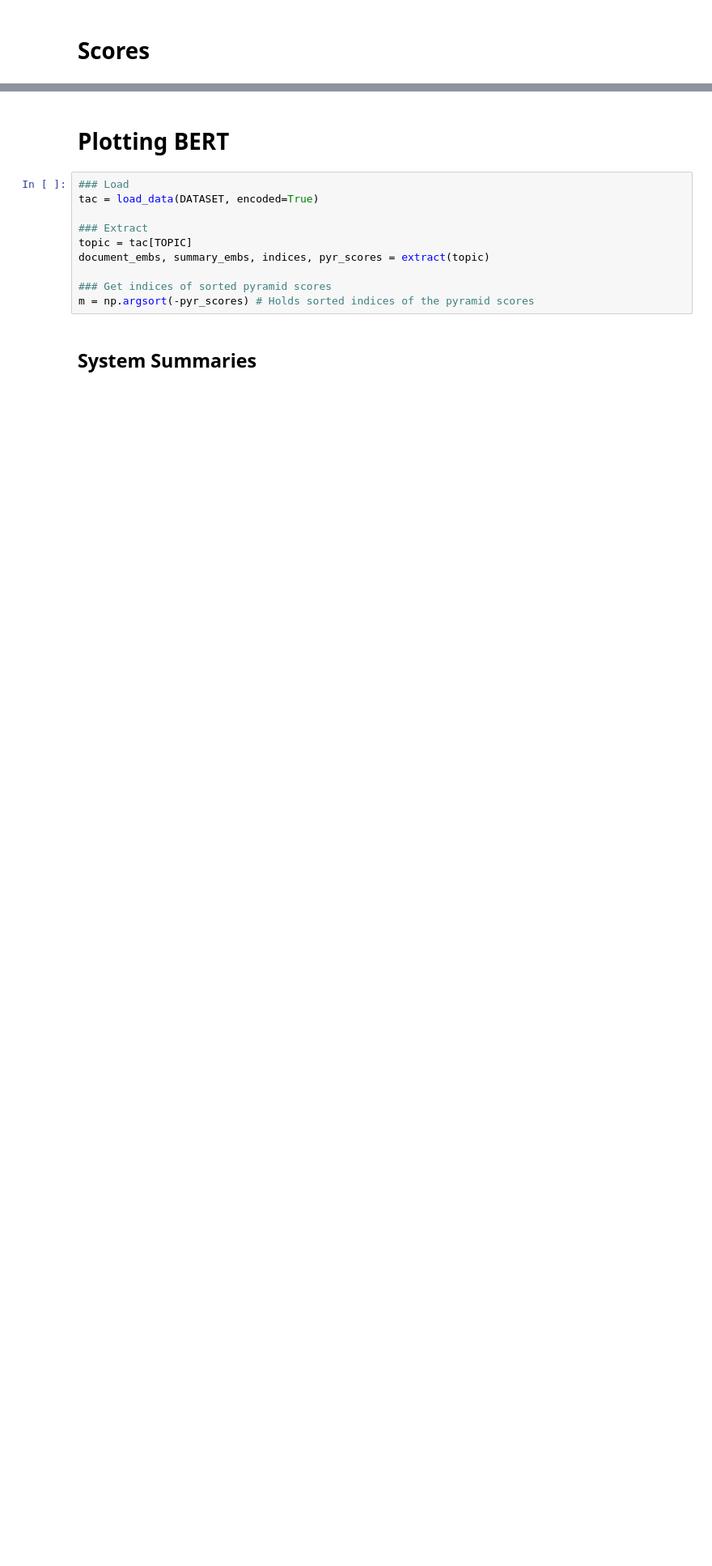
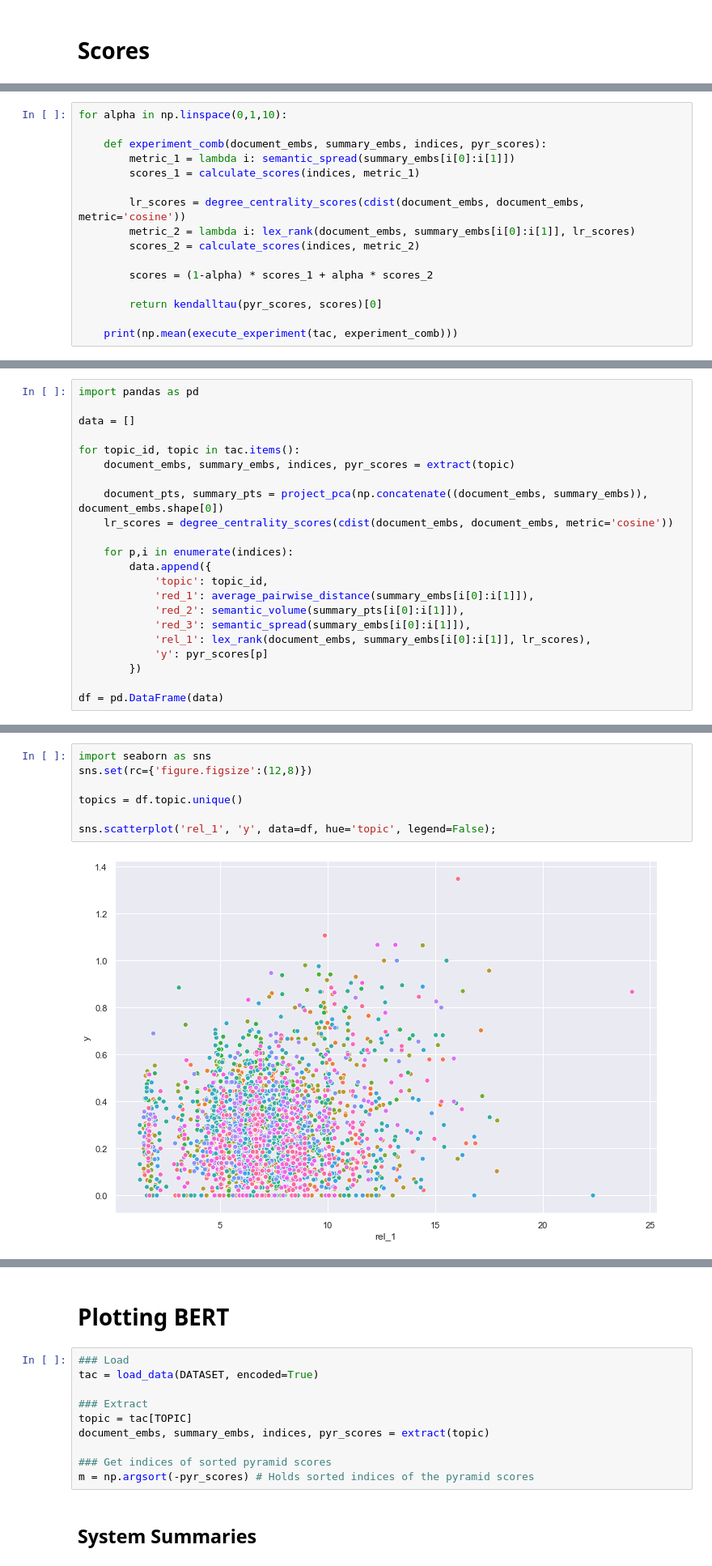
Before and after one commit to korunosk/geometry-of-text-summarization, a Jupyter notebook: main.ipynb, the cells around one changed output, grey strips where cells are left out. Shown: that part at 81% size. Drawn from its saved outputs; the diff is of its cells as text; blank space fills up the shorter version.

```diff
--- a/main.ipynb
+++ b/main.ipynb
@@ -254,0 +307,16 @@ print(s)
+# %%
+for alpha in np.linspace(0,1,10):
+
+    def experiment_comb(document_embs, summary_embs, indices, pyr_scores):
+        metric_1 = lambda i: semantic_spread(summary_embs[i[0]:i[1]])
+        scores_1 = calculate_scores(indices, metric_1)
+
+        lr_scores = degree_centrality_scores(cdist(document_embs, document_embs, metric='cosine'))
+        metric_2 = lambda i: lex_rank(document_embs, summary_embs[i[0]:i[1]], lr_scores)
+        scores_2 = calculate_scores(indices, metric_2)
+
+        scores = (1-alpha) * scores_1 + alpha * scores_2
+
+        return kendalltau(pyr_scores, scores)[0]
+
+    print(np.mean(execute_experiment(tac, experiment_comb)))
@@ -254,0 +336,22 @@ print(s)
+# %%
+import pandas as pd
+
+data = []
+
+for topic_id, topic in tac.items():
+    document_embs, summary_embs, indices, pyr_scores = extract(topic)
+
+    document_pts, summary_pts = project_pca(np.concatenate((document_embs, summary_embs)), document_embs.shape[0])
+    lr_scores = degree_centrality_scores(cdist(document_embs, document_embs, metric='cosine'))
+
+    for p,i in enumerate(indices):
+        data.append({
+            'topic': topic_id,
+            'red_1': average_pairwise_distance(summary_embs[i[0]:i[1]]),
+            'red_2': semantic_volume(summary_pts[i[0]:i[1]]),
+            'red_3': semantic_spread(summary_embs[i[0]:i[1]]),
+            'rel_1': lex_rank(document_embs, summary_embs[i[0]:i[1]], lr_scores),
+            'y': pyr_scores[p]
+        })
+
+df = pd.DataFrame(data)
@@ -254,0 +367,9 @@ print(s)
+# %%
+import seaborn as sns
+sns.set(rc={'figure.figsize':(12,8)})
+
+topics = df.topic.unique()
+
+sns.scatterplot('rel_1', 'y', data=df, hue='topic', legend=False);
+# %% [output]
+[figure, added]
```
Also changed, not shown: parts of 30 cells of this notebook.
